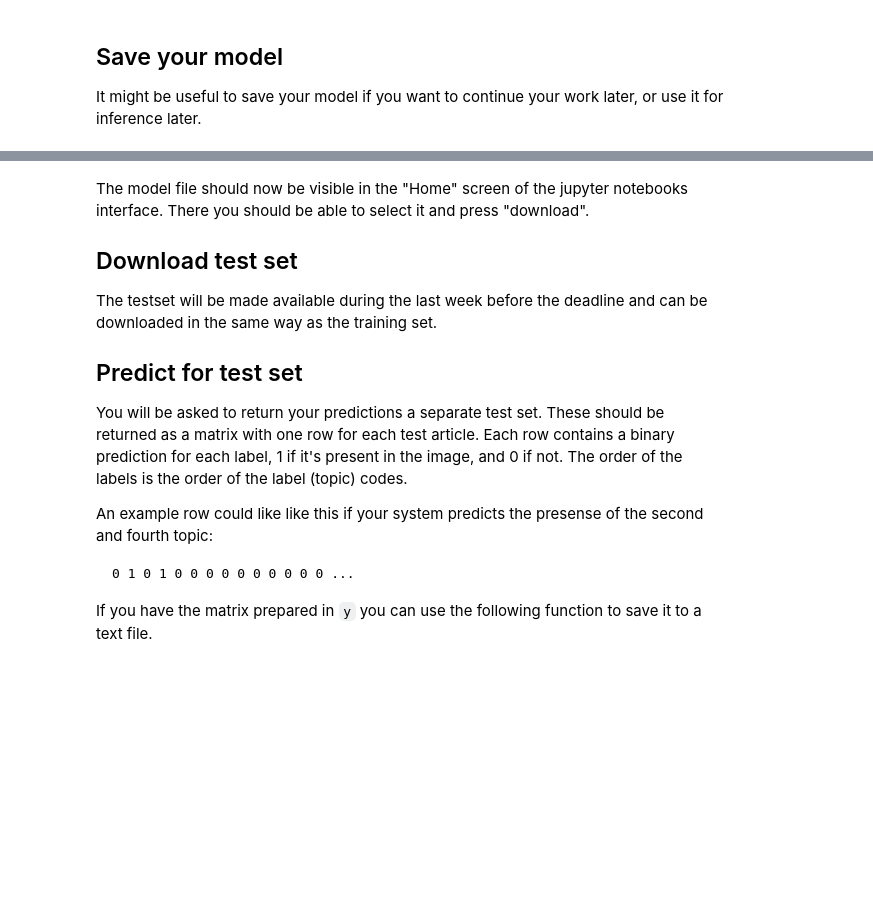
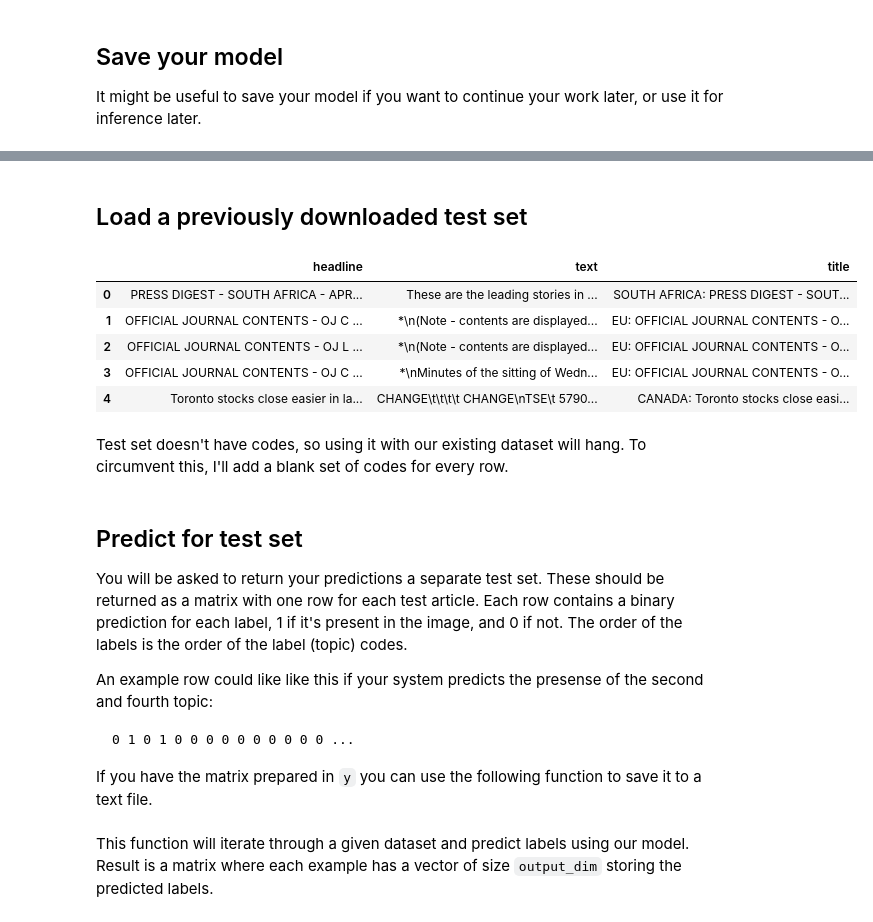
Before and after one commit to arpn/dl_group_project, a Jupyter notebook: text_project.ipynb, the cells around one changed output, grey strips where cells are left out. Saved outputs shown, nothing was run; the diff lists cells and outputs as text; code cells hidden in the pictures; blank space fills up the shorter version.

```diff
--- a/text_project.ipynb
+++ b/text_project.ipynb
@@ -499,0 +631,14 @@ torch.save(model.state_dict(), 'model.pkl')
+# %% [markdown]
+## Load a previously downloaded test set
+# %%
+test_df = pd.read_json('train/test.json.xz', compression='xz')
+test_df.head()
+# %% [output]
+|  | headline | text | title |
+| 0 | PRESS DIGEST - SOUTH AFRICA - APR... | These are the leading stories in ... | SOUTH AFRICA: PRESS DIGEST - SOUT... |
+| 1 | OFFICIAL JOURNAL CONTENTS - OJ C ... | *\n(Note - contents are displayed... | EU: OFFICIAL JOURNAL CONTENTS - O... |
+| 2 | OFFICIAL JOURNAL CONTENTS - OJ L ... | *\n(Note - contents are displayed... | EU: OFFICIAL JOURNAL CONTENTS - O... |
+| 3 | OFFICIAL JOURNAL CONTENTS - OJ C ... | *\nMinutes of the sitting of Wedn... | EU: OFFICIAL JOURNAL CONTENTS - O... |
+| 4 | Toronto stocks close easier in la... | CHANGE\t\t\t\t CHANGE\nTSE\t 5790... | CANADA: Toronto stocks close easi... |
+# %% [markdown]
+Test set doesn't have codes, so using it with our existing dataset will hang. To circumvent this, I'll add a blank set of codes for every row.
@@ -500,10 +649,4 @@ torch.save(model.state_dict(), 'model.pkl')
 # %% [markdown]
-The model file should now be visible in the "Home" screen of the jupyter notebooks interface.  There you should be able to select it and press "download".
-
-## Download test set
-
-The testset will be made available during the last week before the deadline and can be downloaded in the same way as the training set.
-
 ## Predict for test set
 
 You will be asked to return your predictions a separate test set.  These should be returned as a matrix with one row for each test article.  Each row contains a binary prediction for each label, 1 if it's present in the image, and 0 if not. The order of the labels is the order of the label (topic) codes.
@@ -513,3 +656,5 @@ An example row could like like this if your system predicts the presense of the
     0 1 0 1 0 0 0 0 0 0 0 0 0 0 ...
 
 If you have the matrix prepared in `y` you can use the following function to save it to a text file.
+# %% [markdown]
+This function will iterate through a given dataset and predict labels using our model. Result is a matrix where each example has a vector of size `output_dim` storing the predicted labels.
```
Also changed, not shown: parts of 33 cells of this notebook.
